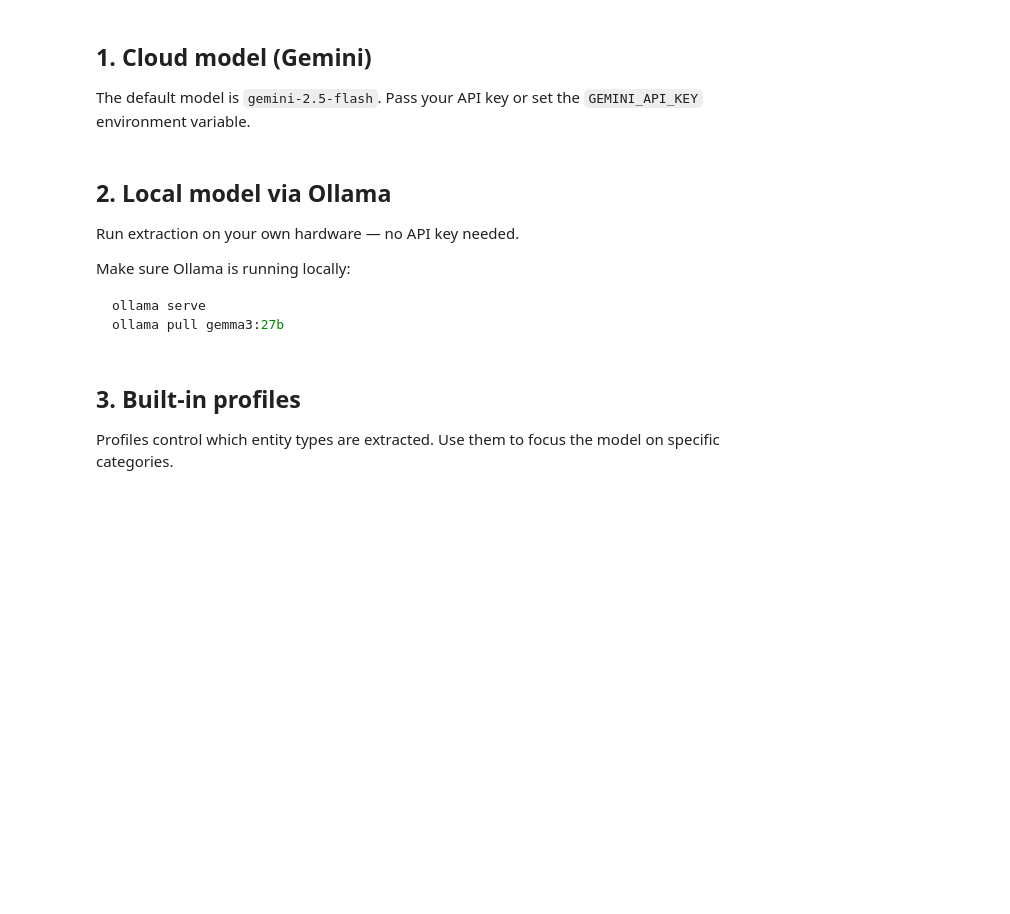
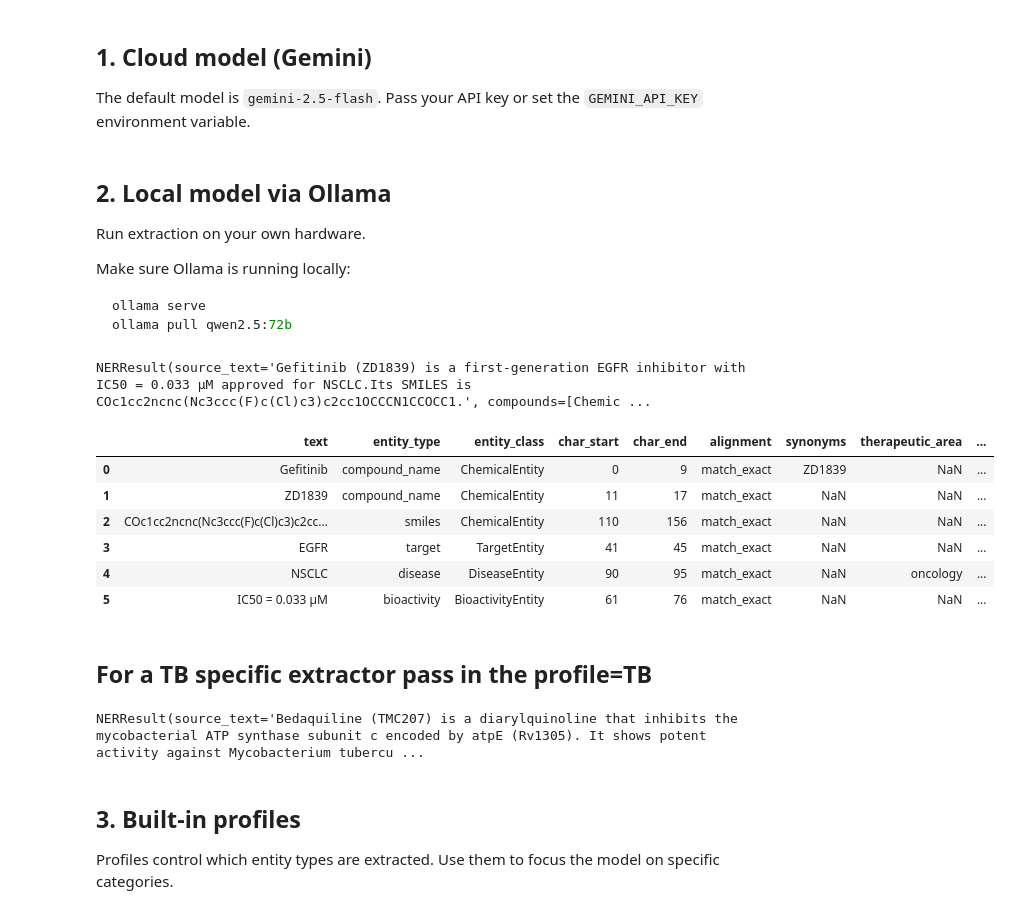
Before and after one commit to structflo/structflo-ner, a Jupyter notebook: notebooks/01_quickstart.ipynb, the cells around one changed output. Drawn from its saved outputs; the diff is of its cells as text; code cells hidden in the pictures; blank space fills up the shorter version.

````diff
--- a/notebooks/01_quickstart.ipynb
+++ b/notebooks/01_quickstart.ipynb
@@ -21,3 +19,6 @@ from structflo.ner import NERExtractor, FULL, CHEMISTRY, BIOLOGY, BIOACTIVITY, D
+# %%
+import pandas as pd
+pd.set_option('display.max_columns', None)
 # %% [markdown]
 ## 1. Cloud model (Gemini)
 
@@ -36,10 +37,10 @@ result
 # %% [markdown]
 ## 2. Local model via Ollama
 
-Run extraction on your own hardware — no API key needed.
+Run extraction on your own hardware.
 
 Make sure Ollama is running locally:
 ```bash
 ollama serve
-ollama pull gemma3:27b
+ollama pull qwen2.5:72b
 ```
@@ -55,0 +47,24 @@ result_local
+# %%
+extractor = NERExtractor(
+    model_id="qwen2.5:72b",
+    model_url="http://localhost:11434",
+    )
+# %%
+text = ("Gefitinib (ZD1839) is a first-generation EGFR inhibitor with IC50 = 0.033 µM approved for NSCLC."
+        "Its SMILES is COc1cc2ncnc(Nc3ccc(F)c(Cl)c3)c2cc1OCCCN1CCOCC1.")
+result = extractor.extract(text)
+result
+# %% [output]
+NERResult(source_text='Gefitinib (ZD1839) is a first-generation EGFR inhibitor with IC50 = 0.033 µM approved for NSCLC.Its SMILES is COc1cc2ncnc(Nc3ccc(F)c(Cl)c3)c2cc1OCCCN1CCOCC1.', compounds=[Chemic ...
+# %%
+result.to_dataframe()
+# %% [output]
+|  | text | entity_type | entity_class | char_start | char_end | alignment | synonyms | therapeutic_area | ... |
+| 0 | Gefitinib | compound_name | ChemicalEntity | 0 | 9 | match_exact | ZD1839 | NaN | ... |
+| 1 | ZD1839 | compound_name | ChemicalEntity | 11 | 17 | match_exact | NaN | NaN | ... |
+| 2 | COc1cc2ncnc(Nc3ccc(F)c(Cl)c3)c2cc... | smiles | ChemicalEntity | 110 | 156 | match_exact | NaN | NaN | ... |
+| 3 | EGFR | target | TargetEntity | 41 | 45 | match_exact | NaN | NaN | ... |
+| 4 | NSCLC | disease | DiseaseEntity | 90 | 95 | match_exact | NaN | oncology | ... |
+| 5 | IC50 = 0.033 µM | bioactivity | BioactivityEntity | 61 | 76 | match_exact | NaN | NaN | ... |
+# %% [markdown]
+## For a TB specific extractor pass in the profile=TB
@@ -56,3 +78,15 @@ result_local
+# %%
+text = (
+    "Bedaquiline (TMC207) is a diarylquinoline that inhibits the "
+    "mycobacterial ATP synthase subunit c encoded by atpE (Rv1305). "
+    "It shows potent activity against Mycobacterium tuberculosis "
+    "including MDR-TB and XDR-TB. This compound was identified through "
+    "whole-cell screening and targets the energy metabolism pathway."
+)
+result = extractor.extract(text)
+result
+# %% [output]
+NERResult(source_text='Bedaquiline (TMC207) is a diarylquinoline that inhibits the mycobacterial ATP synthase subunit c encoded by atpE (Rv1305). It shows potent activity against Mycobacterium tubercu ...
 # %% [markdown]
 ## 3. Built-in profiles
 
````
Also changed, not shown: parts of 14 cells of this notebook, 1 other file.
